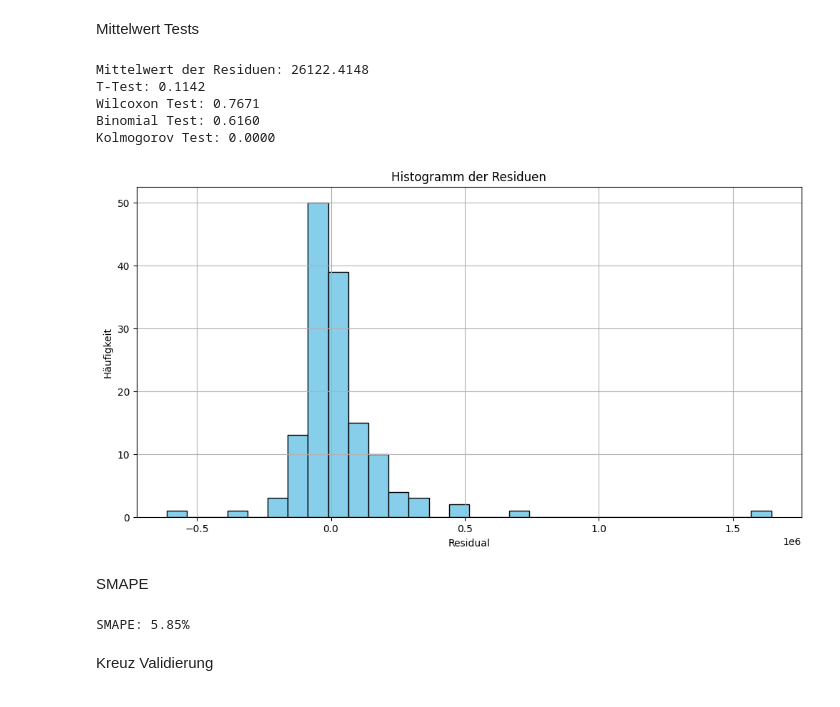
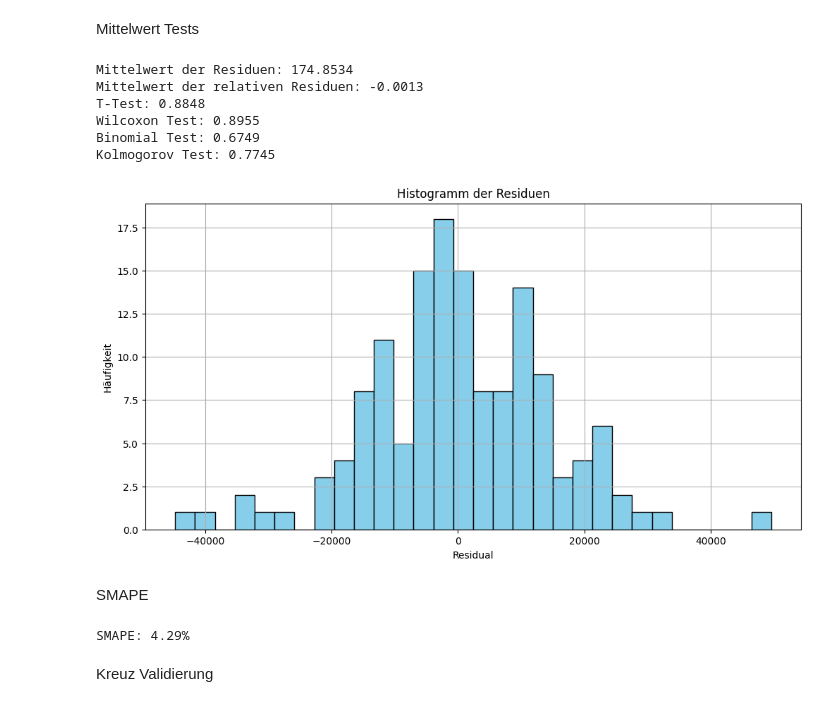
Before and after one commit to netalivo/Bachelor, a Jupyter notebook: main_single_store.ipynb, the cells around one changed output. Saved outputs shown, nothing was run; the diff lists cells and outputs as text; code cells hidden in the pictures.

```diff
--- a/main_single_store.ipynb
+++ b/main_single_store.ipynb
@@ -94,10 +94,10 @@ Modell wählen
 #residuen = naiv_resid
 #fitted_values = naiv_fitted
 
-residuen = sarima_model.resid
-fitted_values = sarima_model.fittedvalues
-resid = residuen.iloc[1:]
-fitted_values = fitted_values.iloc[1:]
+resid = sarima_model.resid.iloc[1:]
+fitted_values = sarima_model.fittedvalues.iloc[1:]
+
+relative_resid = resid / sales.iloc[1:]
 
 plt.figure(figsize=(12, 6))
 plt.plot(sales, label='Beobachteter wöchenlicher Umsatz')
@@ -138,22 +145,24 @@ Durbin Watson: 2.0658
 # %% [markdown]
 Mittelwert Tests
 # %%
-mean_resid = residuen.mean()
-print(f"Mittelwert der Residuen: {mean_resid:.4f}")
+print(f"Mittelwert der Residuen: {resid.mean():.4f}")
+print(f"Mittelwert der relativen Residuen: {relative_resid.mean():.4f}")
 
-t_test(residuen)
-wilcoxon_test(residuen)
-binomial_test(residuen)
-kolmogorov_test(residuen)
 
-hist_plot(residuen)
+t_test(resid)
+wilcoxon_test(resid)
+binomial_test(resid)
+kolmogorov_test(resid)
+
+hist_plot(resid)
 # %% [output]
-Mittelwert der Residuen: 26122.4148
-T-Test: 0.1142
-Wilcoxon Test: 0.7671
-Binomial Test: 0.6160
-Kolmogorov Test: 0.0000
+Mittelwert der Residuen: 174.8534
+Mittelwert der relativen Residuen: -0.0013
+T-Test: 0.8848
+Wilcoxon Test: 0.8955
+Binomial Test: 0.6749
+Kolmogorov Test: 0.7745
-[figure, old version]
+[figure, new version]
 # %% [markdown]
 SMAPE
 # %%
@@ -163,7 +172,7 @@ smape = np.where(denominator == 0, 0, numerator / denominator)
 smape = np.mean(smape) * 100
 print(f"SMAPE: {smape:.2f}%")
 # %% [output]
-SMAPE: 5.85%
+SMAPE: 4.29%
 # %% [markdown]
 Kreuz Validierung
 # %%
```
Also changed, not shown: parts of 7 cells of this notebook, 3 other files.
